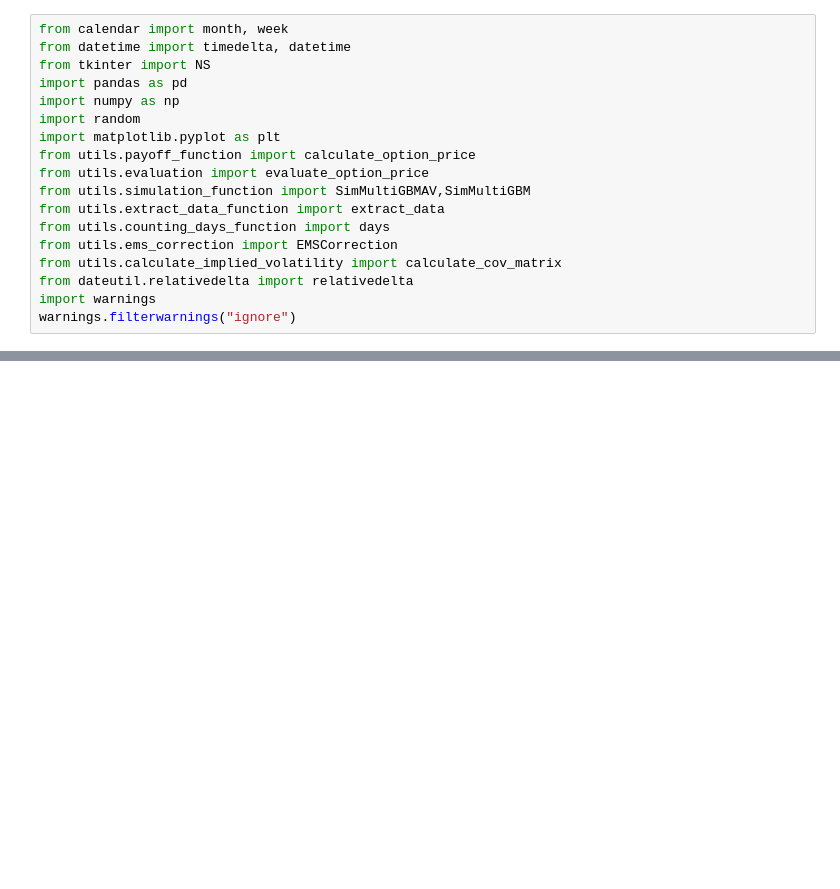
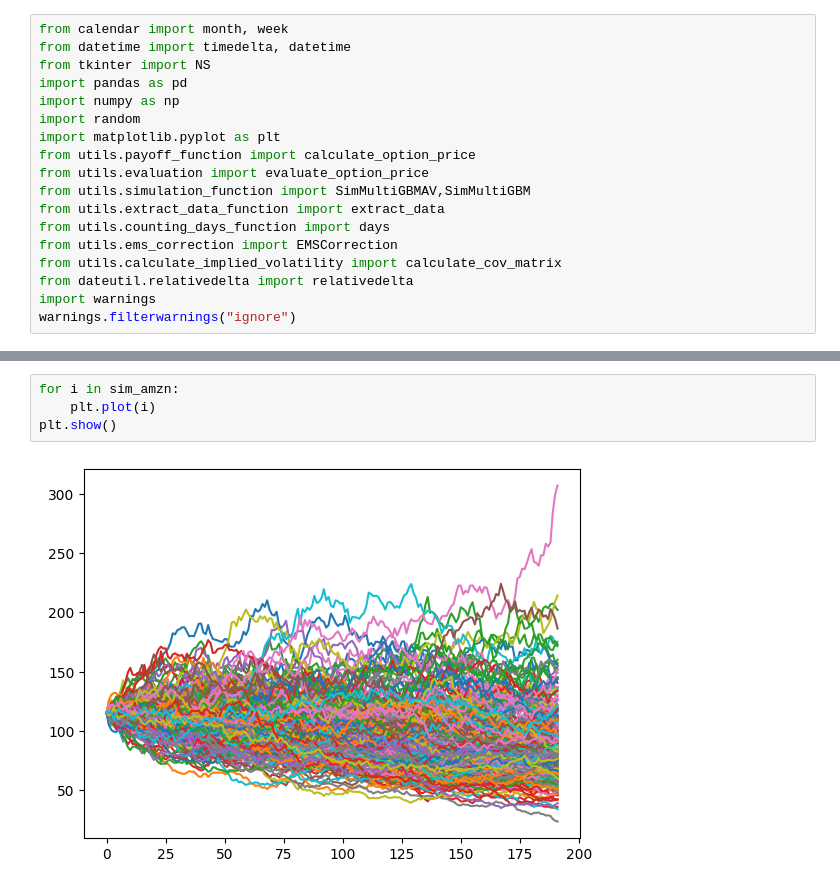
Before and after one commit to Shaojieee/MH4518-Simulation-in-Finance, a Jupyter notebook: python/working.ipynb, the cells around one changed output, grey strips where cells are left out. Saved outputs shown, nothing was run; the diff lists cells and outputs as text; blank space fills up the shorter version.

```diff
--- a/python/working.ipynb
+++ b/python/working.ipynb
@@ -521,0 +283,6 @@ MAE: 8.91473617623123
+# %%
+for i in sim_amzn:
+    plt.plot(i)
+plt.show()
+# %% [output]
+[figure, added]
```
Also changed, not shown: parts of 20 cells of this notebook, 3 other files.
